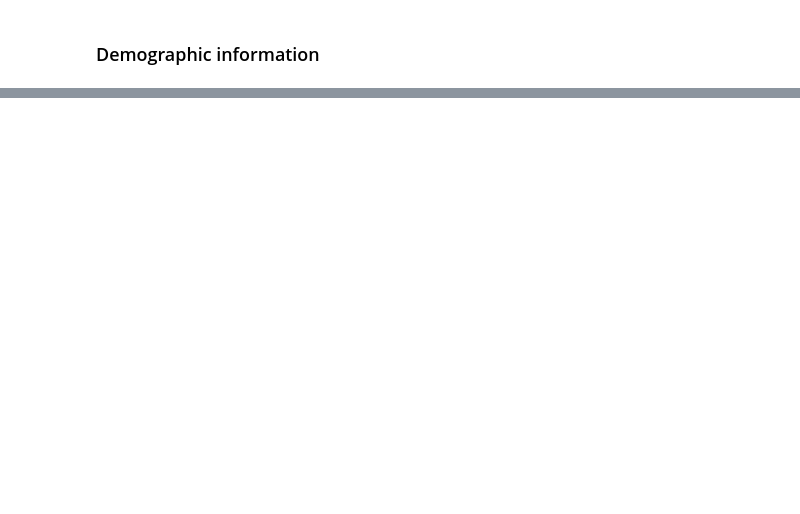
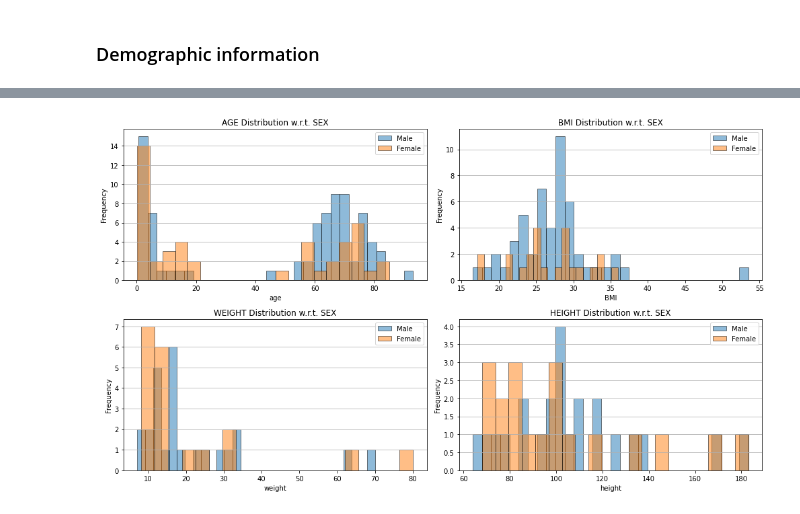
Before and after one commit to davidesalvi/ICBHI_2017, a Jupyter notebook: notebook/analyze_data.ipynb, the cells around one changed output, grey strips where cells are left out. Saved outputs shown, nothing was run; the diff lists cells and outputs as text; code cells hidden in the pictures; blank space fills up the shorter version.

```diff
--- a/notebook/analyze_data.ipynb
+++ b/notebook/analyze_data.ipynb
@@ -18,0 +57,22 @@ df_demo[2].value_counts().plot(kind='bar')
+# %%
+fig, axs = plt.subplots(2,2, figsize=(14, 8))
+
+columns = ['age', 'BMI', 'weight', 'height']
+plot_num = 0
+
+for i in range(2):
+    for j in range(2):
+
+        axs[i, j].hist(df[df['sex'] == 'M'][columns[plot_num]], bins=30, alpha=0.5, edgecolor='black', label='Male')
+        axs[i, j].hist(df[df['sex'] == 'F'][columns[plot_num]], bins=20, alpha=0.5, edgecolor='black', label='Female')
+        axs[i, j].set_title(f'{columns[plot_num].upper()} Distribution w.r.t. SEX')
+        axs[i, j].set_xlabel(columns[plot_num])
+        axs[i, j].set_ylabel('Frequency')
+        axs[i, j].grid(axis='y')
+        axs[i, j].legend()
+
+        plot_num += 1
+plt.tight_layout()
+plt.show()
+# %% [output]
+[figure, added]
```
Also changed, not shown: parts of 5 cells of this notebook, 1 other file.
